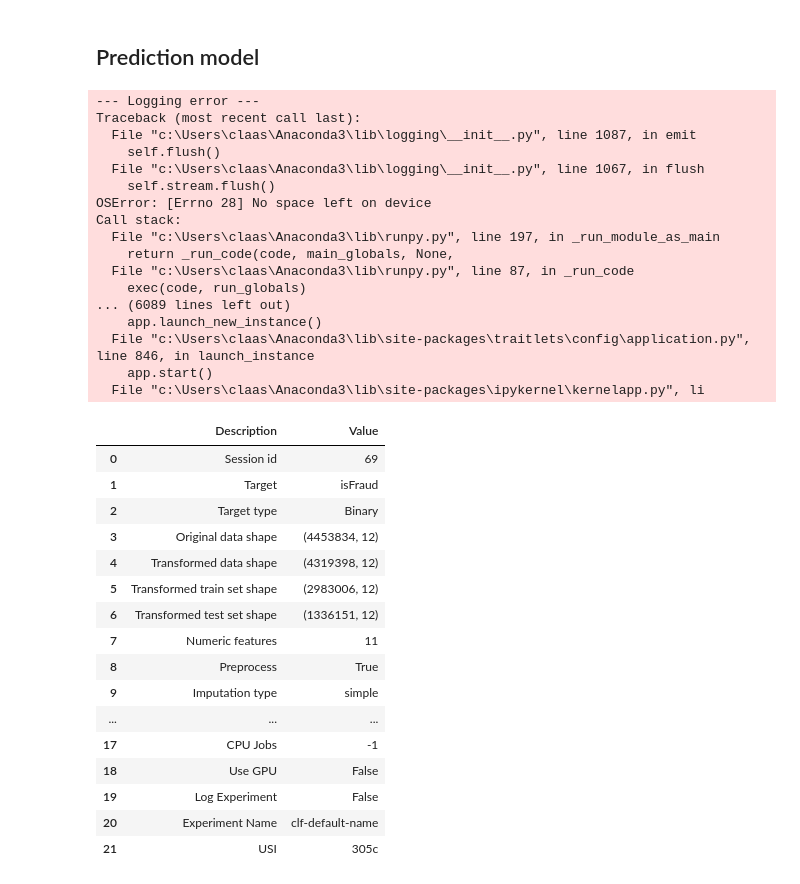
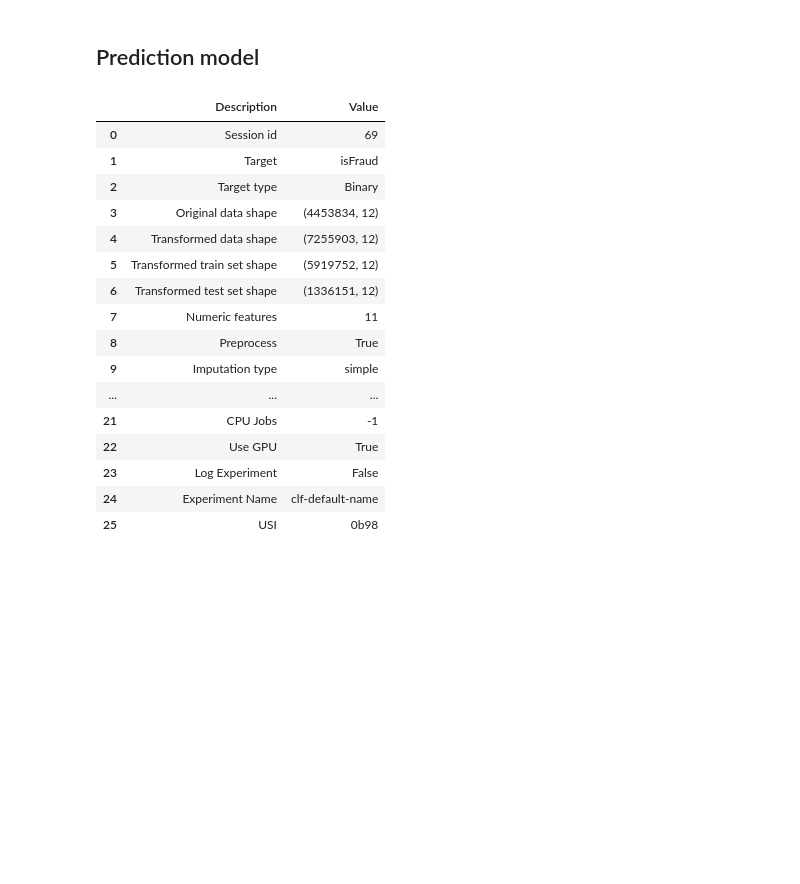
Before and after one commit to TitoTamburini/FDS_Final_Project, a Jupyter notebook: main_last_FDS.ipynb, the cells around one changed output. Cells and saved outputs as stored; diff of their text form; code cells hidden in the pictures; blank space fills up the shorter version.

```diff
--- a/main_last_FDS.ipynb
+++ b/main_last_FDS.ipynb
@@ -425,52 +423,47 @@ data_train, data_test = train_test_split(data, random_state =69 , test_size = 0.
 # First, we need to divide our data into features (X) and labels (y). The dataframe gets divided into X_train, X_test, y_train, and y_test.
 # X_train and y_train sets are used for training and fitting the model
 # %%
+# init setup
 setup_data = setup(data = data_train, target = 'isFraud',
-                session_id=69, data_split_stratify=True, remove_outliers=True)
+                session_id=69, data_split_stratify=True, remove_multicollinearity=True, remove_outliers=True, fix_imbalance=True, use_gpu=True)
 
 
 # pycaret.classification.setup() :  initializes the training environment and creates the transformation pipeline
 
-# session_id: int, default = None
+# session_id: int
 # Controls the randomness of experiment. This can be used for later reproducibility of the entire experiment
 
-# data_split_stratify: bool or list, default = False
+# data_split_stratify: bool or list
 # Controls stratification during ‘train_test_split’. When set to True, will stratify by target column.
 
-#remove_outliers: bool, default = False
-#When set to True, outliers from the training data are removed using the Singular Value Decomposition
+# remove_multicollinearity: bool
+# Features with the inter-correlations higher than the defined threshold (multicollinearity_threshold: default = 0.9) are removed. When two features are highly correlated with each other,
+# the feature that is less correlated with the target variable is removed. Only considers numeric features.
+
+# remove_outliers: bool
+# When set to True, outliers from the training data are removed using the Singular Value Decomposition
+
+# fix_imbalance: bool
+# When training dataset has unequal distribution of target class it can be balanced using this parameter. => our case with is Fraud 0
+# When set to True, SMOTE (Synthetic Minority Over-sampling Technique) is applied by default to create synthetic datapoints for minority class.
+
+# use_gpu: bool or str
+# When set to True, it will use GPU for training with algorithms that support it, and fall back to CPU if they are unavailable.
 # %% [output]
---- Logging error ---
-Traceback (most recent call last):
-  File "c:\Users\claas\Anaconda3\lib\logging\__init__.py", line 1087, in emit
-    self.flush()
-  File "c:\Users\claas\Anaconda3\lib\logging\__init__.py", line 1067, in flush
-    self.stream.flush()
-OSError: [Errno 28] No space left on device
-Call stack:
-  File "c:\Users\claas\Anaconda3\lib\runpy.py", line 197, in _run_module_as_main
-    return _run_code(code, main_globals, None,
-  File "c:\Users\claas\Anaconda3\lib\runpy.py", line 87, in _run_code
-    exec(code, run_globals)
-... (6089 lines left out)
-    app.launch_new_instance()
-  File "c:\Users\claas\Anaconda3\lib\site-packages\traitlets\config\application.py", line 846, in launch_instance
-    app.start()
-  File "c:\Users\claas\Anaconda3\lib\site-packages\ipykernel\kernelapp.py", li
 |  | Description | Value |
 | 0 | Session id | 69 |
 | 1 | Target | isFraud |
 | 2 | Target type | Binary |
 | 3 | Original data shape | (4453834, 12) |
-| 4 | Transformed data shape | (4319398, 12) |
-| 5 | Transformed train set shape | (2983006, 12) |
+| 4 | Transformed data shape | (7255903, 12) |
+| 5 | Transformed train set shape | (5919752, 12) |
 | 6 | Transformed test set shape | (1336151, 12) |
 | 7 | Numeric features | 11 |
 | 8 | Preprocess | True |
 | 9 | Imputation type | simple |
 | ... | ... | ... |
-| 17 | CPU Jobs | -1 |
-| 18 | Use GPU | False |
-| 19 | Log Experiment | False |
-| 20 | Experiment Name | clf-default-name |
-| 21 | USI | 305c |
+| 21 | CPU Jobs | -1 |
+| 22 | Use GPU | True |
+| 23 | Log Experiment | False |
+| 24 | Experiment Name | clf-default-name |
+| 25 | USI | 0b98 |
```
Also changed, not shown: parts of 13 cells of this notebook.
